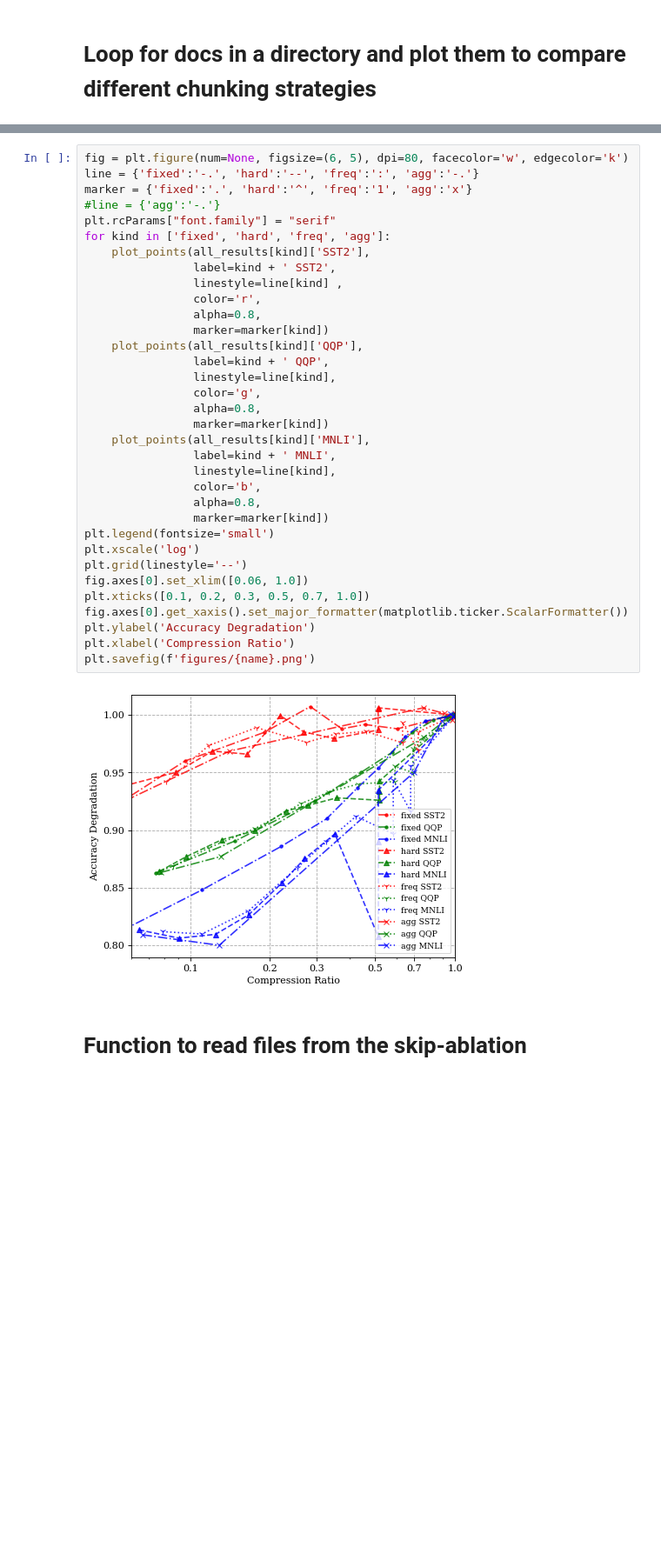
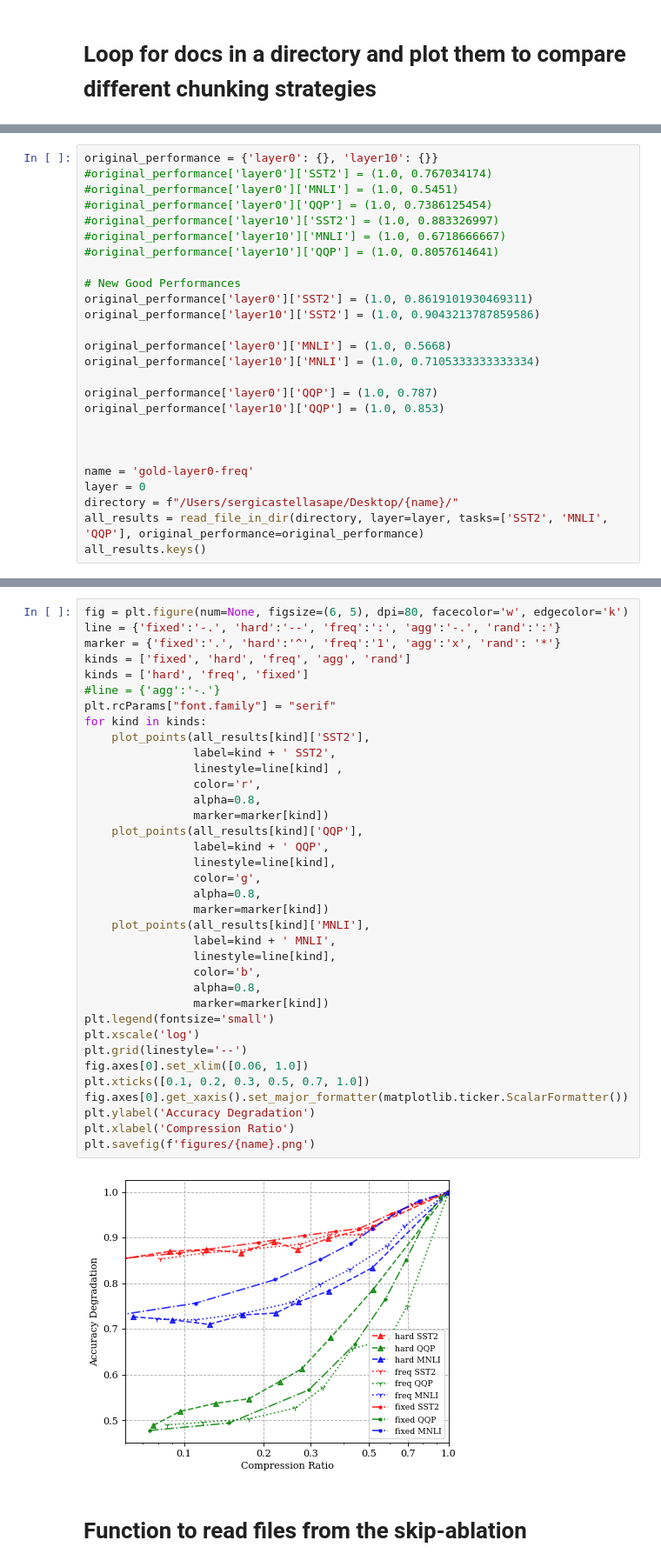
Before and after one commit to sergicastellasape/semantic-compression, a Jupyter notebook: plotting_figures.ipynb, the cells around one changed output, grey strips where cells are left out. Shown at 87% size. Saved outputs shown, nothing was run; the diff lists cells and outputs as text; blank space fills up the shorter version.

```diff
--- a/plotting_figures.ipynb
+++ b/plotting_figures.ipynb
@@ -122,0 +115,26 @@ all_results = read_file_in_dir(directory, layer=layer)
+# %%
+original_performance = {'layer0': {}, 'layer10': {}}
+#original_performance['layer0']['SST2'] = (1.0, 0.767034174)
+#original_performance['layer0']['MNLI'] = (1.0, 0.5451)
+#original_performance['layer0']['QQP'] = (1.0, 0.7386125454)
+#original_performance['layer10']['SST2'] = (1.0, 0.883326997)
+#original_performance['layer10']['MNLI'] = (1.0, 0.6718666667)
+#original_performance['layer10']['QQP'] = (1.0, 0.8057614641)
+
+# New Good Performances
+original_performance['layer0']['SST2'] = (1.0, 0.8619101930469311)
+original_performance['layer10']['SST2'] = (1.0, 0.9043213787859586)
+
+original_performance['layer0']['MNLI'] = (1.0, 0.5668)
+original_performance['layer10']['MNLI'] = (1.0, 0.7105333333333334)
+
+original_performance['layer0']['QQP'] = (1.0, 0.787)
+original_performance['layer10']['QQP'] = (1.0, 0.853)
+
+
+
+name = 'gold-layer0-freq'
+layer = 0
+directory = f"/Users/sergicastellasape/Desktop/{name}/"
+all_results = read_file_in_dir(directory, layer=layer, tasks=['SST2', 'MNLI', 'QQP'], original_performance=original_performance)
+all_results.keys()
@@ -123,39 +143,41 @@ all_results = read_file_in_dir(directory, layer=layer)
 # %%
 fig = plt.figure(num=None, figsize=(6, 5), dpi=80, facecolor='w', edgecolor='k')
-line = {'fixed':'-.', 'hard':'--', 'freq':':', 'agg':'-.'}
-marker = {'fixed':'.', 'hard':'^', 'freq':'1', 'agg':'x'}
+line = {'fixed':'-.', 'hard':'--', 'freq':':', 'agg':'-.', 'rand':':'}
+marker = {'fixed':'.', 'hard':'^', 'freq':'1', 'agg':'x', 'rand': '*'}
+kinds = ['fixed', 'hard', 'freq', 'agg', 'rand']
+kinds = ['hard', 'freq', 'fixed']
 #line = {'agg':'-.'}
 plt.rcParams["font.family"] = "serif"
-for kind in ['fixed', 'hard', 'freq', 'agg']:
+for kind in kinds:
     plot_points(all_results[kind]['SST2'],
                 label=kind + ' SST2',
                 linestyle=line[kind] ,
                 color='r',
                 alpha=0.8,
                 marker=marker[kind])
     plot_points(all_results[kind]['QQP'],
                 label=kind + ' QQP',
                 linestyle=line[kind],
                 color='g',
                 alpha=0.8,
                 marker=marker[kind])
     plot_points(all_results[kind]['MNLI'],
                 label=kind + ' MNLI',
                 linestyle=line[kind],
                 color='b',
                 alpha=0.8,
                 marker=marker[kind])
 plt.legend(fontsize='small')
 plt.xscale('log')
 plt.grid(linestyle='--')
 fig.axes[0].set_xlim([0.06, 1.0])
 plt.xticks([0.1, 0.2, 0.3, 0.5, 0.7, 1.0])
 fig.axes[0].get_xaxis().set_major_formatter(matplotlib.ticker.ScalarFormatter())
 plt.ylabel('Accuracy Degradation')
 plt.xlabel('Compression Ratio')
 plt.savefig(f'figures/{name}.png')
 # %% [output]
-[figure, old version]
+[figure, new version]
 # %% [markdown]
 # Function to read files from the skip-ablation
 # %%
```
Also changed, not shown: parts of 7 cells of this notebook, 1 other file.
